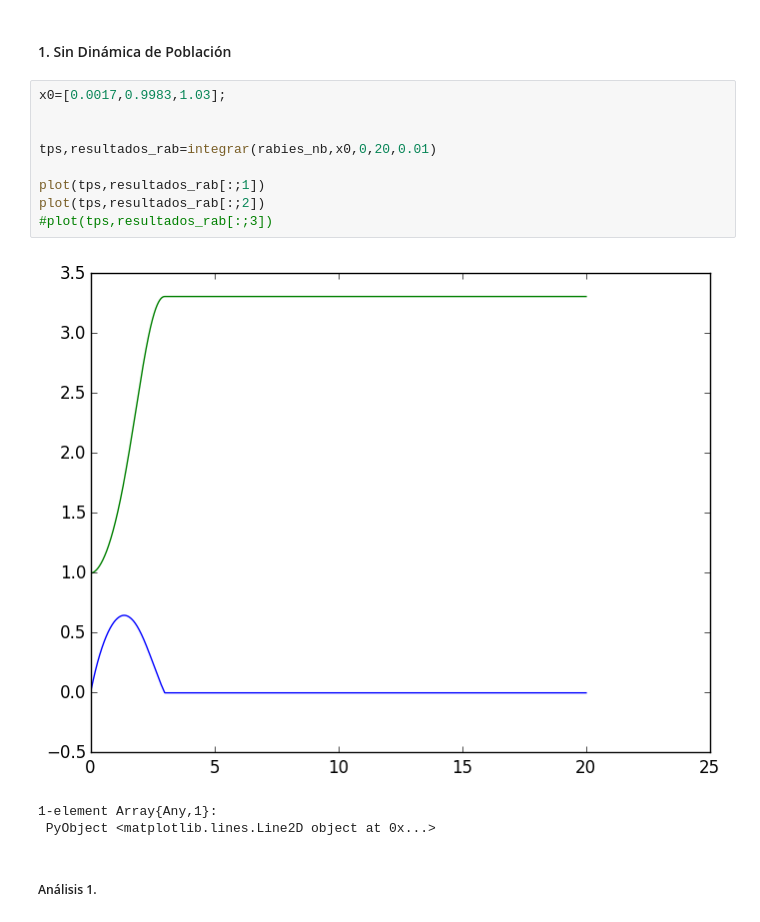
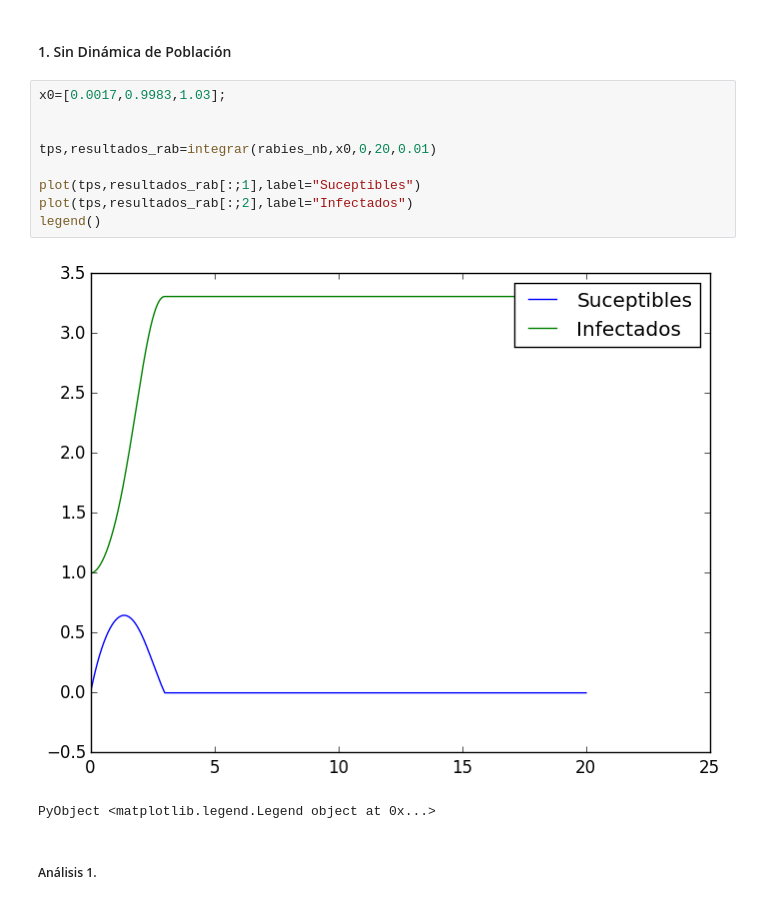
Before and after one commit to a9lara/GitSchoolRepository, a Jupyter notebook: ProyectoFinalPA.ipynb, the cells around one changed output. Saved outputs shown, nothing was run; the diff lists cells and outputs as text.

```diff
--- a/ProyectoFinalPA.ipynb
+++ b/ProyectoFinalPA.ipynb
@@ -285,16 +279,15 @@ $S_0=1$
 # %%
 x0=[0.0017,0.9983,1.03];
 
 
 tps,resultados_rab=integrar(rabies_nb,x0,0,20,0.01)
 
-plot(tps,resultados_rab[:;1])
-plot(tps,resultados_rab[:;2])
-#plot(tps,resultados_rab[:;3])
+plot(tps,resultados_rab[:;1],label="Suceptibles")
+plot(tps,resultados_rab[:;2],label="Infectados")
+legend()
 # %% [output]
-[figure, old version]
+[figure, new version]
-1-element Array{Any,1}:
- PyObject <matplotlib.lines.Line2D object at 0x...>
+PyObject <matplotlib.legend.Legend object at 0x...>
 # %% [markdown]
 ##### Análisis 1.
 # %% [markdown]
```
Also changed, not shown: parts of 4 cells of this notebook, 1 other file.
